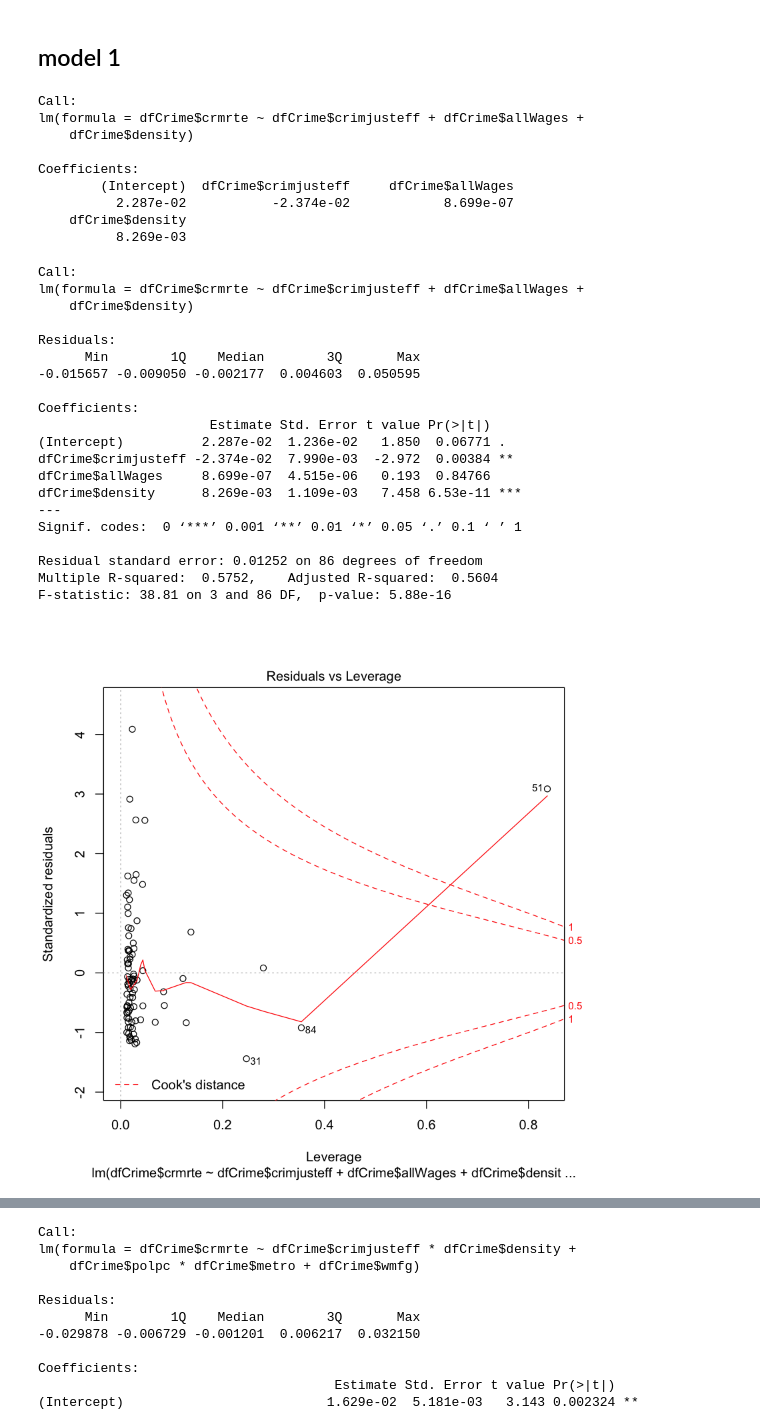
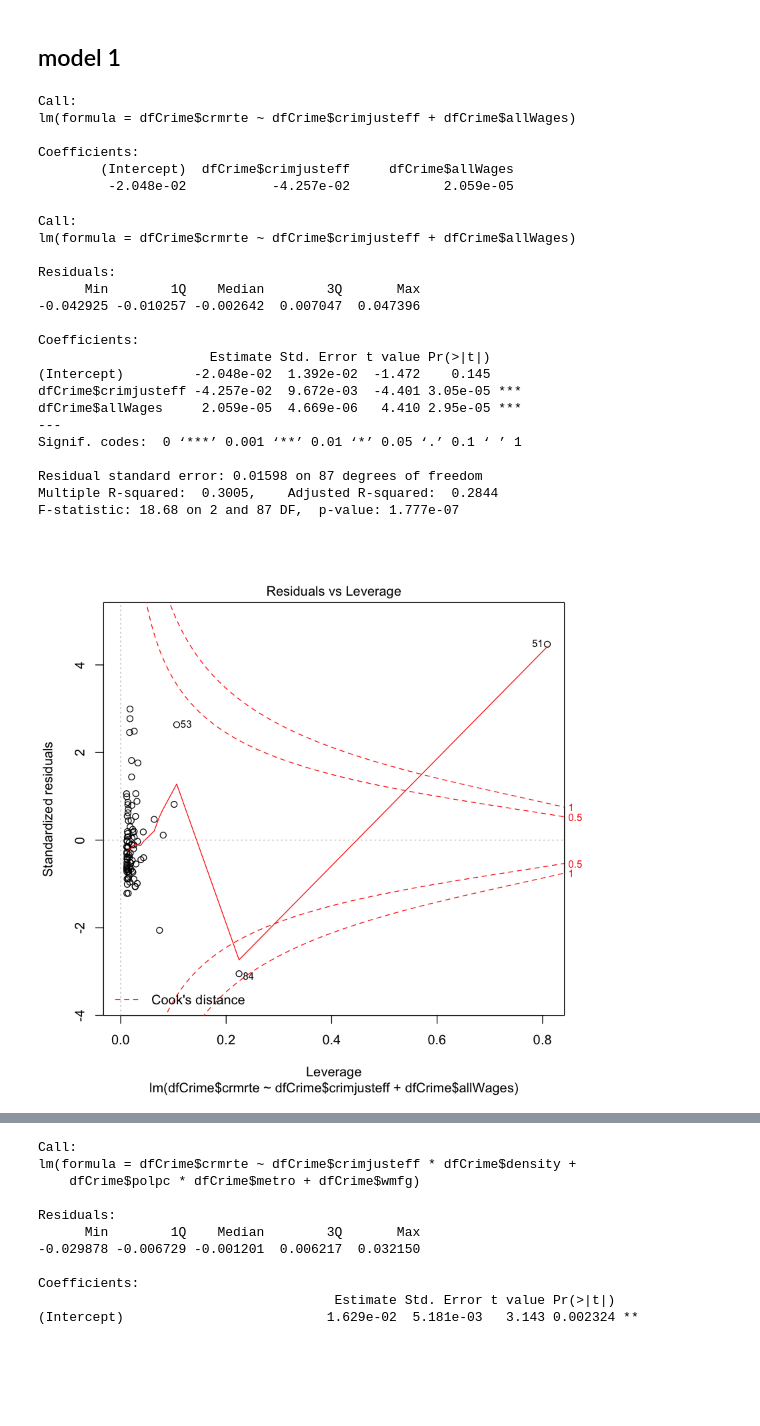
Before and after one commit to kevin-hartman/MIDS_W203_5_Lab3, a Jupyter notebook: model1.ipynb, the cells around one changed output, grey strips where cells are left out. Cells and saved outputs as stored; diff of their text form; code cells hidden in the pictures; blank space fills up the shorter version.

```diff
--- a/model1.ipynb
+++ b/model1.ipynb
@@ -127,38 +127,33 @@ A data.frame: 1 × 29
 # %% [markdown]
 ## model 1
 # %%
-mod1 <- lm(dfCrime$crmrte ~ dfCrime$crimjusteff + dfCrime$allWages + dfCrime$density)
+mod1 <- lm(dfCrime$crmrte ~ dfCrime$crimjusteff + dfCrime$allWages )
 mod1
 plot(mod1, which = 5)
 summary(mod1)
 # %% [output]
 Call:
-lm(formula = dfCrime$crmrte ~ dfCrime$crimjusteff + dfCrime$allWages +
-    dfCrime$density)
+lm(formula = dfCrime$crmrte ~ dfCrime$crimjusteff + dfCrime$allWages)
 
 Coefficients:
         (Intercept)  dfCrime$crimjusteff     dfCrime$allWages
-          2.287e-02           -2.374e-02            8.699e-07
-    dfCrime$density
-          8.269e-03
+         -2.048e-02           -4.257e-02            2.059e-05
 Call:
-lm(formula = dfCrime$crmrte ~ dfCrime$crimjusteff + dfCrime$allWages +
-    dfCrime$density)
+lm(formula = dfCrime$crmrte ~ dfCrime$crimjusteff + dfCrime$allWages)
 
 Residuals:
       Min        1Q    Median        3Q       Max
--0.015657 -0.009050 -0.002177  0.004603  0.050595
+-0.042925 -0.010257 -0.002642  0.007047  0.047396
 
 Coefficients:
                       Estimate Std. Error t value Pr(>|t|)
-(Intercept)          2.287e-02  1.236e-02   1.850  0.06771 .
-dfCrime$crimjusteff -2.374e-02  7.990e-03  -2.972  0.00384 **
-dfCrime$allWages     8.699e-07  4.515e-06   0.193  0.84766
-dfCrime$density      8.269e-03  1.109e-03   7.458 6.53e-11 ***
+(Intercept)         -2.048e-02  1.392e-02  -1.472    0.145
+dfCrime$crimjusteff -4.257e-02  9.672e-03  -4.401 3.05e-05 ***
+dfCrime$allWages     2.059e-05  4.669e-06   4.410 2.95e-05 ***
 ---
 Signif. codes:  0 ‘***’ 0.001 ‘**’ 0.01 ‘*’ 0.05 ‘.’ 0.1 ‘ ’ 1
 
-Residual standard error: 0.01252 on 86 degrees of freedom
-Multiple R-squared:  0.5752,    Adjusted R-squared:  0.5604
-F-statistic: 38.81 on 3 and 86 DF,  p-value: 5.88e-16
+Residual standard error: 0.01598 on 87 degrees of freedom
+Multiple R-squared:  0.3005,    Adjusted R-squared:  0.2844
+F-statistic: 18.68 on 2 and 87 DF,  p-value: 1.777e-07
-[figure, old version]
+[figure, new version]
```
Also changed, not shown: parts of 2 cells of this notebook, 1 other file.
